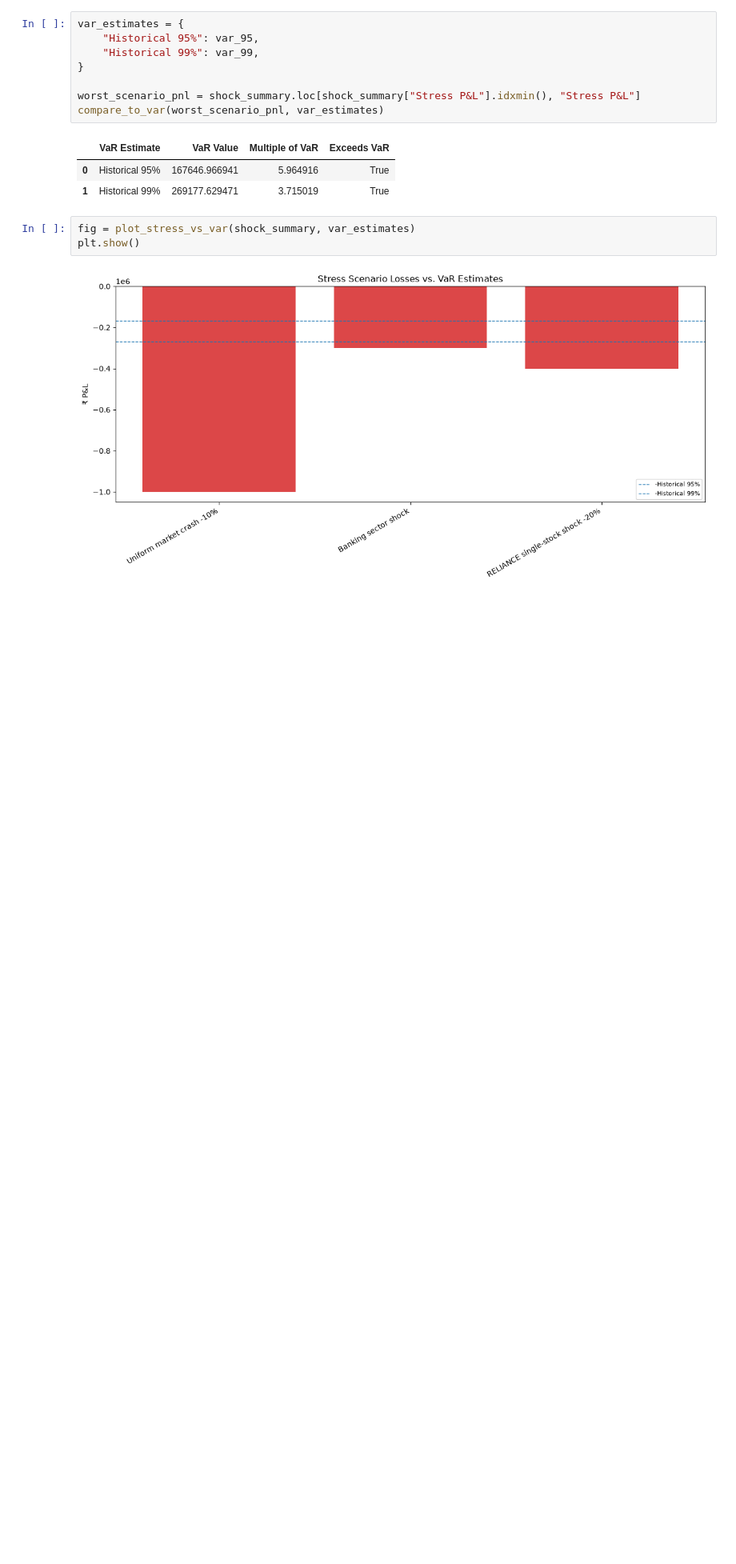
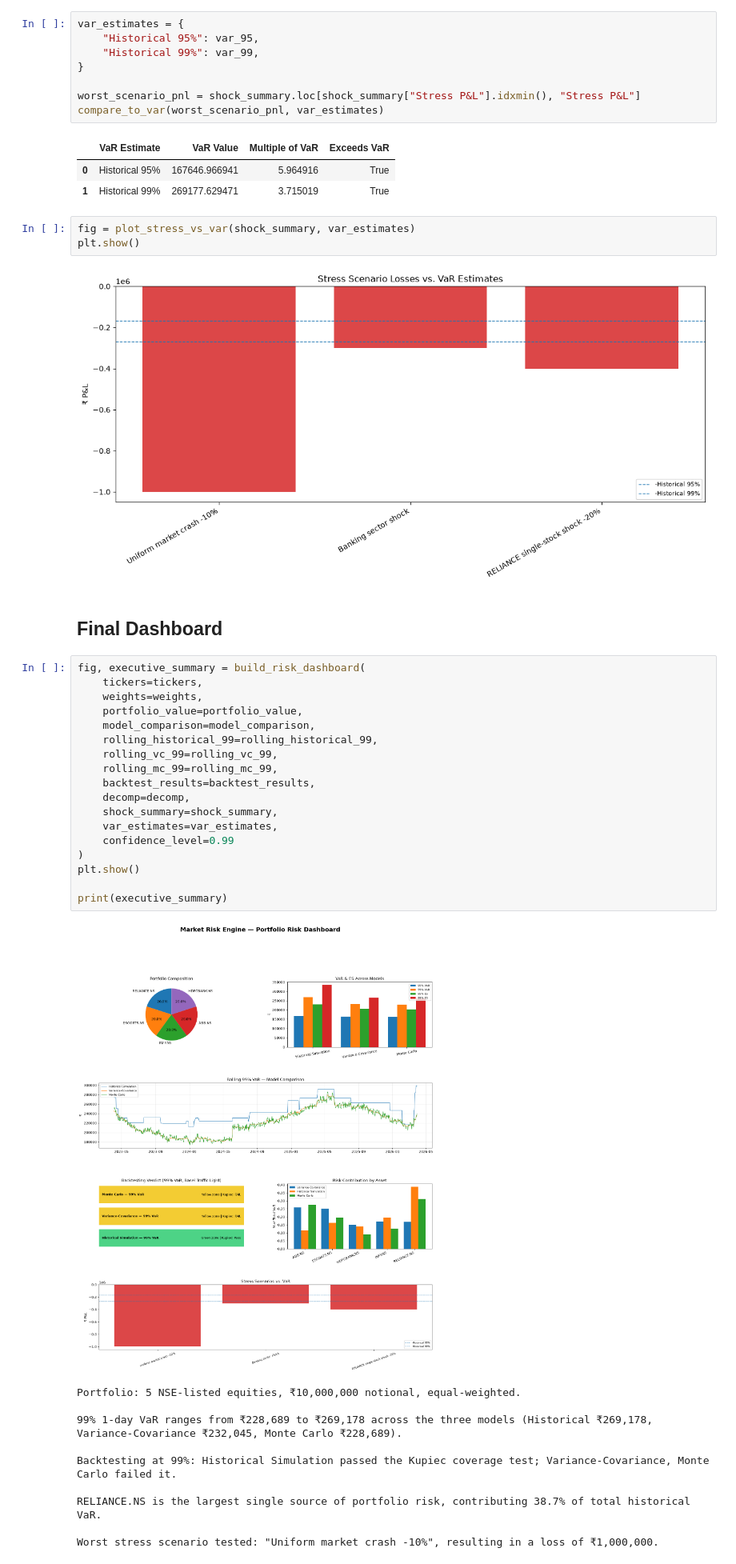
Before and after one commit to kushal16122005/market_risk_engine, a Jupyter notebook: main.ipynb, the cells around one changed output. Shown at 80% size. Saved outputs shown, nothing was run; the diff lists cells and outputs as text; blank space fills up the shorter version.

Commit message:
Add final risk dashboard

```diff
--- a/main.ipynb
+++ b/main.ipynb
@@ -1113,3 +1113,34 @@ fig = plot_stress_vs_var(shock_summary, var_estimates)
 plt.show()
 # %% [output]
 [figure]
+# %% [markdown]
+## Final Dashboard
+# %%
+fig, executive_summary = build_risk_dashboard(
+    tickers=tickers,
+    weights=weights,
+    portfolio_value=portfolio_value,
+    model_comparison=model_comparison,
+    rolling_historical_99=rolling_historical_99,
+    rolling_vc_99=rolling_vc_99,
+    rolling_mc_99=rolling_mc_99,
+    backtest_results=backtest_results,
+    decomp=decomp,
+    shock_summary=shock_summary,
+    var_estimates=var_estimates,
+    confidence_level=0.99
+)
+plt.show()
+
+print(executive_summary)
+# %% [output]
+[figure, added]
+Portfolio: 5 NSE-listed equities, ₹10,000,000 notional, equal-weighted.
+
+99% 1-day VaR ranges from ₹228,689 to ₹269,178 across the three models (Historical ₹269,178, Variance-Covariance ₹232,045, Monte Carlo ₹228,689).
+
+Backtesting at 99%: Historical Simulation passed the Kupiec coverage test; Variance-Covariance, Monte Carlo failed it.
+
+RELIANCE.NS is the largest single source of portfolio risk, contributing 38.7% of total historical VaR.
+
+Worst stress scenario tested: "Uniform market crash -10%", resulting in a loss of ₹1,000,000.
```
Also changed, not shown: parts of 2 cells of this notebook, 1 other file.
